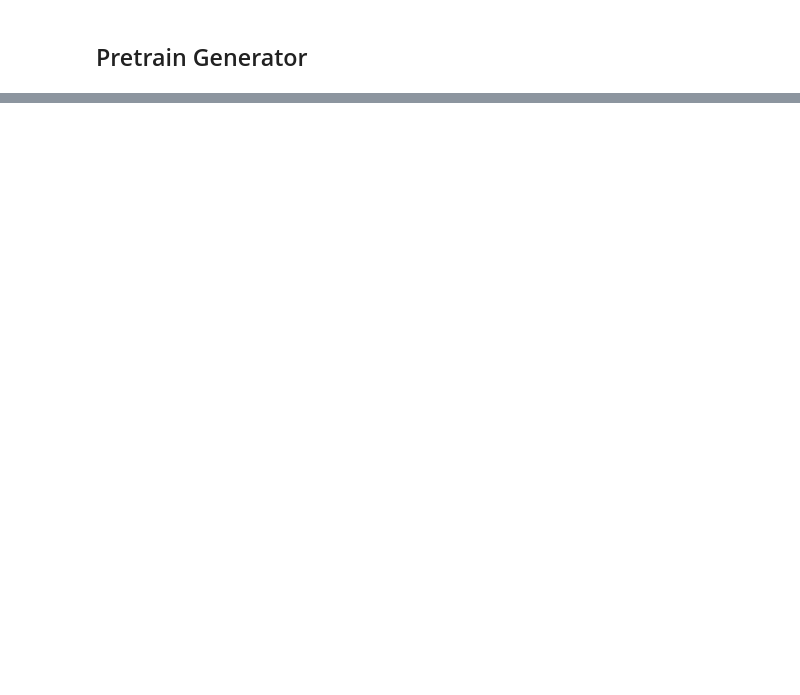
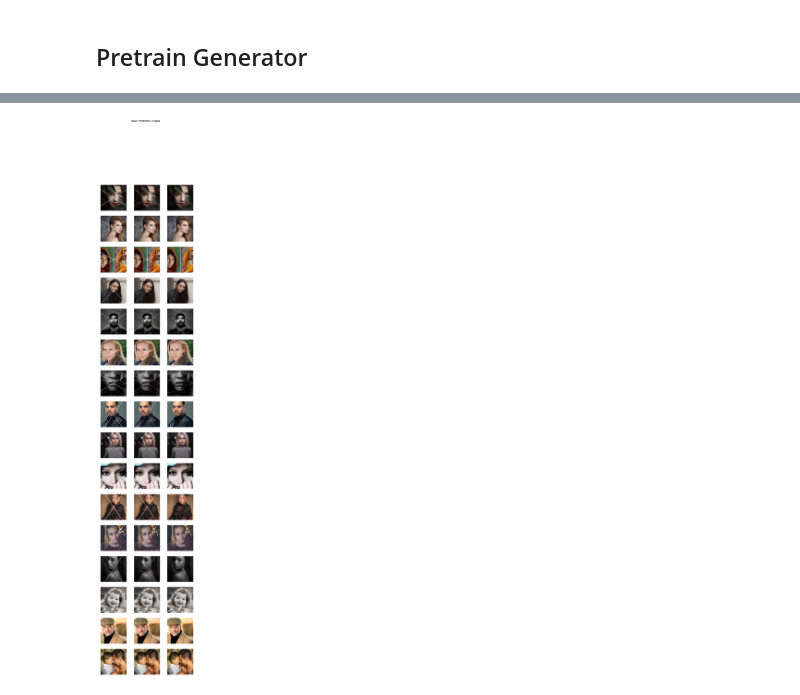
Before and after one commit to waydegg/dl_projects, a Jupyter notebook: GAN Project.ipynb, the cells around one changed output, grey strips where cells are left out. Drawn from its saved outputs; the diff is of its cells as text; code cells hidden in the pictures; blank space fills up the shorter version.

```diff
--- a/GAN Project.ipynb
+++ b/GAN Project.ipynb
@@ -235,0 +304,2 @@ learn_gen.show_results(rows=4)
+# %%
+learn.fit(40, lr)
@@ -235,0 +326,3 @@ learn_gen.show_results(rows=4)
+# %%
+gc.collect()
+learn.load('gan-1c');
@@ -235,0 +331,4 @@ learn_gen.show_results(rows=4)
+# %%
+learn.data = get_data(16, 192)
+# %%
+learn.fit(10, lr/2)
@@ -235,0 +348,4 @@ learn_gen.show_results(rows=4)
+# %%
+learn.show_results(rows=16)
+# %% [output]
+[figure, added]
```
Also changed, not shown: parts of 54 cells of this notebook, 1 other file.
